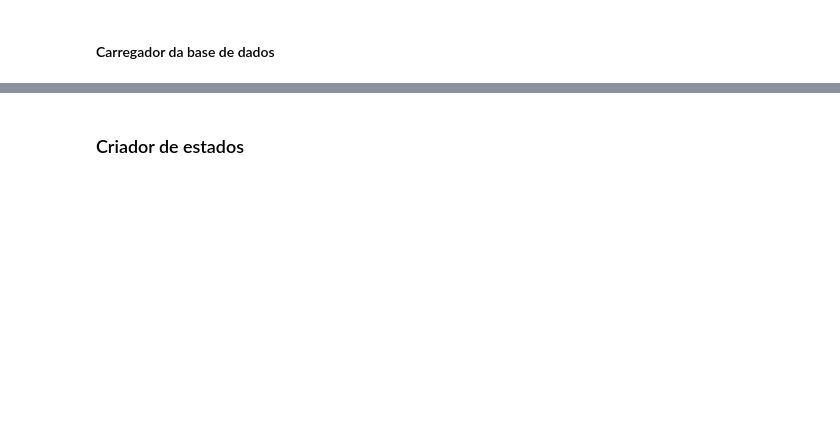
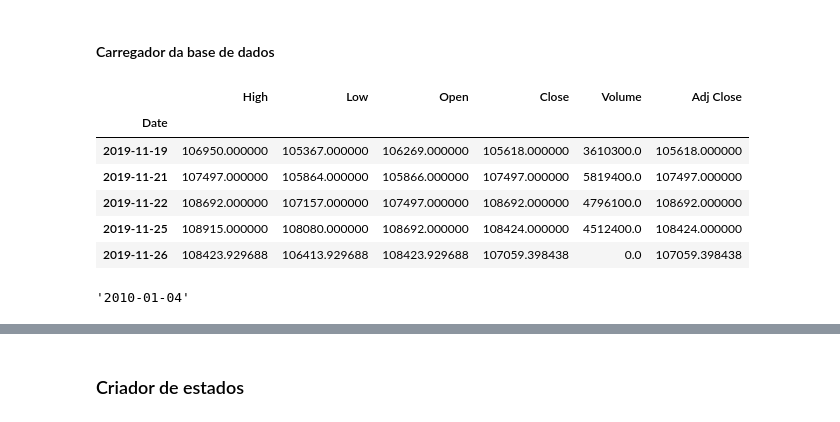
Before and after one commit to RodrigoLima82/Tensorflow2.0, a Jupyter notebook: Aprendizagem_por_Reforço_para_Negociação_de_Ações.ipynb, the cells around one changed output, grey strips where cells are left out. Drawn from its saved outputs; the diff is of its cells as text; code cells hidden in the pictures; blank space fills up the shorter version.

```diff
--- a/Aprendizagem_por_Reforço_para_Negociação_de_Ações.ipynb
+++ b/Aprendizagem_por_Reforço_para_Negociação_de_Ações.ipynb
@@ -94,10 +132,20 @@ stocks_price_format(100)
 # %% [markdown]
 #### Carregador da base de dados
 # %%
-dataset = data_reader.DataReader("AAPL", data_source = "yahoo")
+dataset = data_reader.DataReader("^BVSP", data_source = "yahoo")
 # %%
-dataset.head()
+dataset.tail()
+# %% [output]
+|  | High | Low | Open | Close | Volume | Adj Close |
+| Date |  |  |  |  |  |  |
+| 2019-11-19 | 106950.000000 | 105367.000000 | 106269.000000 | 105618.000000 | 3610300.0 | 105618.000000 |
+| 2019-11-21 | 107497.000000 | 105864.000000 | 105866.000000 | 107497.000000 | 5819400.0 | 107497.000000 |
+| 2019-11-22 | 108692.000000 | 107157.000000 | 107497.000000 | 108692.000000 | 4796100.0 | 108692.000000 |
+| 2019-11-25 | 108915.000000 | 108080.000000 | 108692.000000 | 108424.000000 | 4512400.0 | 108424.000000 |
+| 2019-11-26 | 108423.929688 | 106413.929688 | 108423.929688 | 107059.398438 | 0.0 | 107059.398438 |
 # %%
 str(dataset.index[0]).split()[0]
+# %% [output]
+'2010-01-04'
 # %%
 dataset.index[-1]
```
Also changed, not shown: parts of 17 cells of this notebook.
